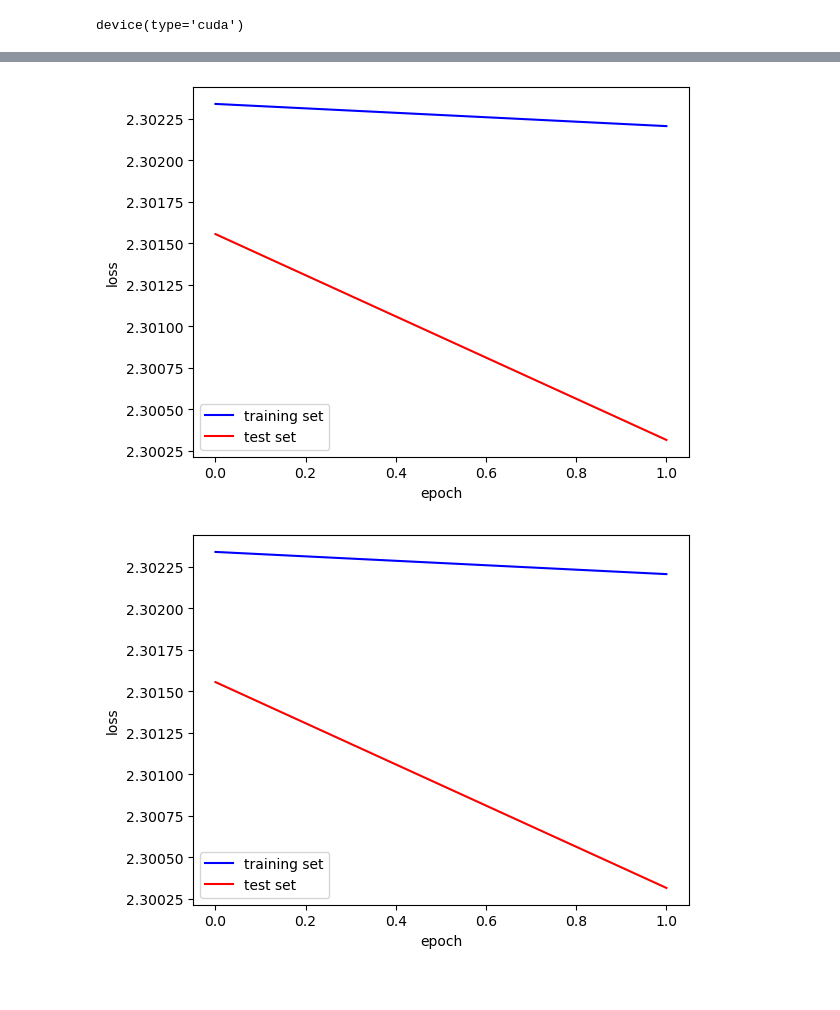
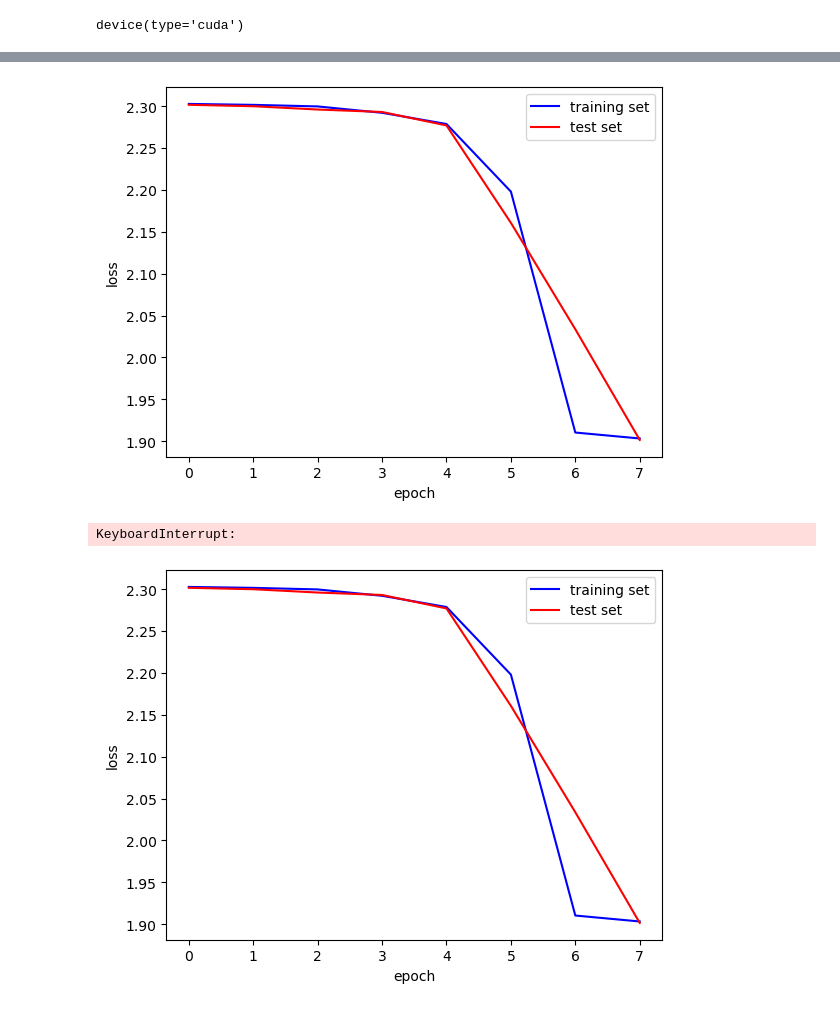
Before and after one commit to Joel-Bauer/PytorchTutorial, a Jupyter notebook: MNIST_with_Pytorch.ipynb, the cells around one changed output, grey strips where cells are left out. Saved outputs shown, nothing was run; the diff lists cells and outputs as text; code cells hidden in the pictures.

Commit message:
come comments and a linear model

```diff
--- a/MNIST_with_Pytorch.ipynb
+++ b/MNIST_with_Pytorch.ipynb
@@ -77,21 +114,18 @@ torch.Size([1, 28, 28])
 # %%
 # setup Data loader
 
-batchsize = 32
+batchsize = 64 # This is usually a multiple of 2 between 16 and 512 and will depend on your CPU/GPU size
 
 from torch.utils.data import DataLoader
-loaders = { # library of dataloader functions
-    'train' : DataLoader(train_data,
+loaders = { # Library of dataloader functions
+    'train' : torch.utils.data.DataLoader(train_data,
                                           batch_size=batchsize,
-                                          shuffle=True,
-                                          num_workers=1),
+                                          shuffle=True, # We usually want to randomly sample a new subset of our data
+                                          num_workers=1), # This variable allows us to multithread dataloading,
+                                                          # which is usefull if we have a dataset which does not fit onto the RAM
 
-    'test'  : DataLoader(test_data,
+    'test'  : torch.utils.data.DataLoader(test_data,
                                           batch_size=batchsize,
                                           shuffle=True,
                                           num_workers=1),
 }
-img,label=next(iter(loaders['train']))
-
-import plot_examples
-plot_examples.plot(img,label,[])
@@ -128,0 +161,13 @@ Estimated Total Size (MB): 0.63
+# %%
+from torchsummary import summary
+import DFF as model# try other models
+from importlib import reload
+reload(model)# This reloads the current DFF model, even if we already loaded an older version.
+
+net = model.Net().to(device) # Call an instance of the model
+
+summary(net, (1,1,28,28)) # this gives us a convenient way of quickly looking at the structure and size of our model.
+
+# We will want to cellect the model performance as we train it. So let's initiate this list here
+loss_train=[] # loss collector
+loss_test=[]
@@ -208,7 +305,7 @@ from tqdm import tqdm
 from IPython import display
 
 # training loop
-epochs = 1 #
+epochs = 50 #
 plot_itn = 1 # plot every few epochs
 
 
@@ -232,35 +329,36 @@ for ep_n in range(epochs):
     for img,label in tqdm(loaders['train']):
         img = img.to(device)
         label = label.to(device)
         net.train()
         run_model(img,label,net,optimizer,loss,train=True)
 
     # train set loss
     img,label=next(iter(loaders['train'])) # get a batch
     img = img.to(device)
     label = label.to(device)
     batch_loss, _, _, _ = run_model(img,label,net,optimizer,loss)
     loss_train.append(batch_loss.cpu().detach().numpy())
 
     # test set loss
     img,label=next(iter(loaders['test'])) # get a batch
     img = img.to(device)
     label = label.to(device)
     batch_loss, _, _, _ = run_model(img,label,net,optimizer,loss)
     loss_test.append(batch_loss.cpu().detach().numpy())
 
     if (ep_n % plot_itn)==0:
         plt.clf()
         train_handle = plt.plot(loss_train, color='blue',label='training set')
         test_handle = plt.plot(loss_test, color='red',label='test set')
         plt.xlabel('epoch')
         plt.ylabel('loss')
         plt.legend()
         display.clear_output(wait=True)
         display.display(plt.gcf())
 # %% [output]
-[figure, old version]
+[figure, new version]
+KeyboardInterrupt:
-[figure, old version]
+[figure, new version]
 # %%
 # check its all working
 loader_temp = iter(loaders['test'])
```
Also changed, not shown: parts of 34 cells of this notebook, 2 other files.
